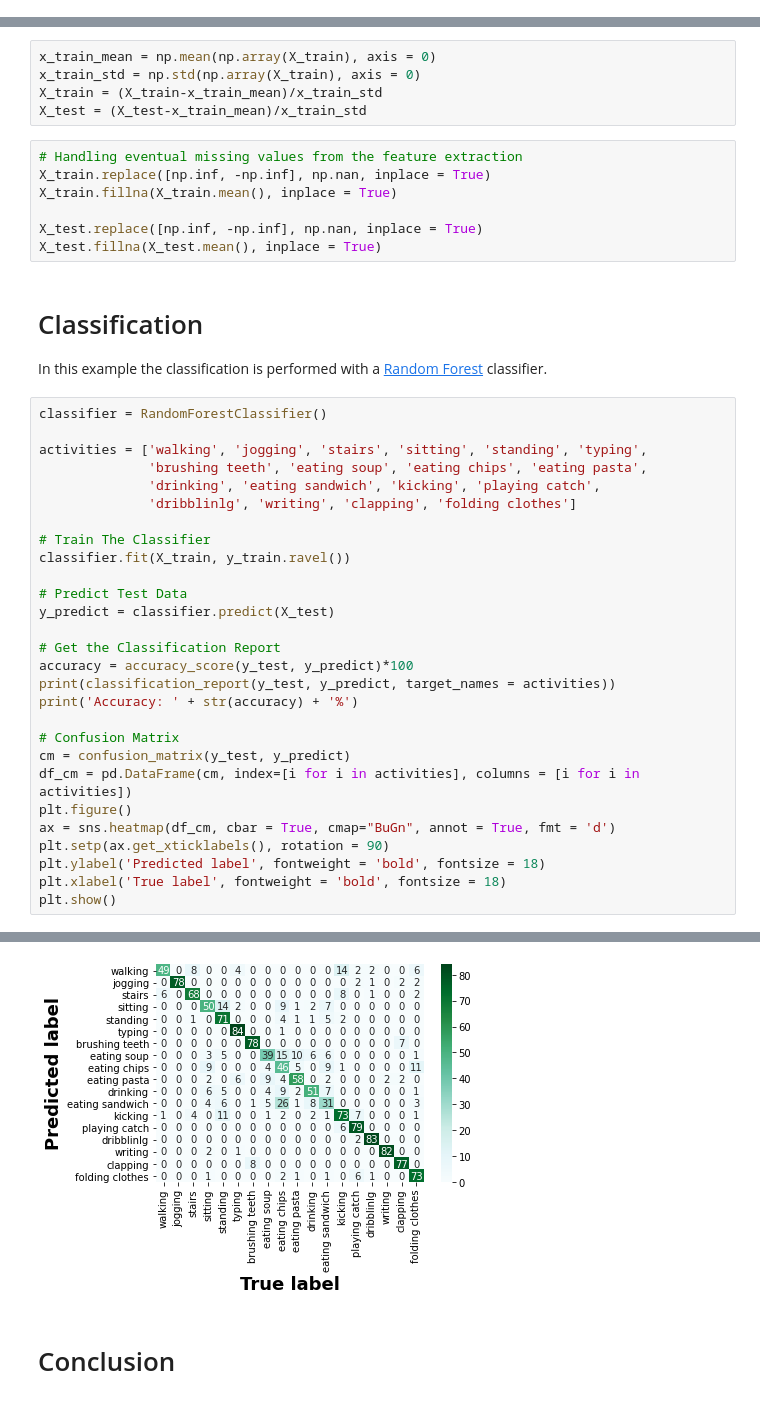
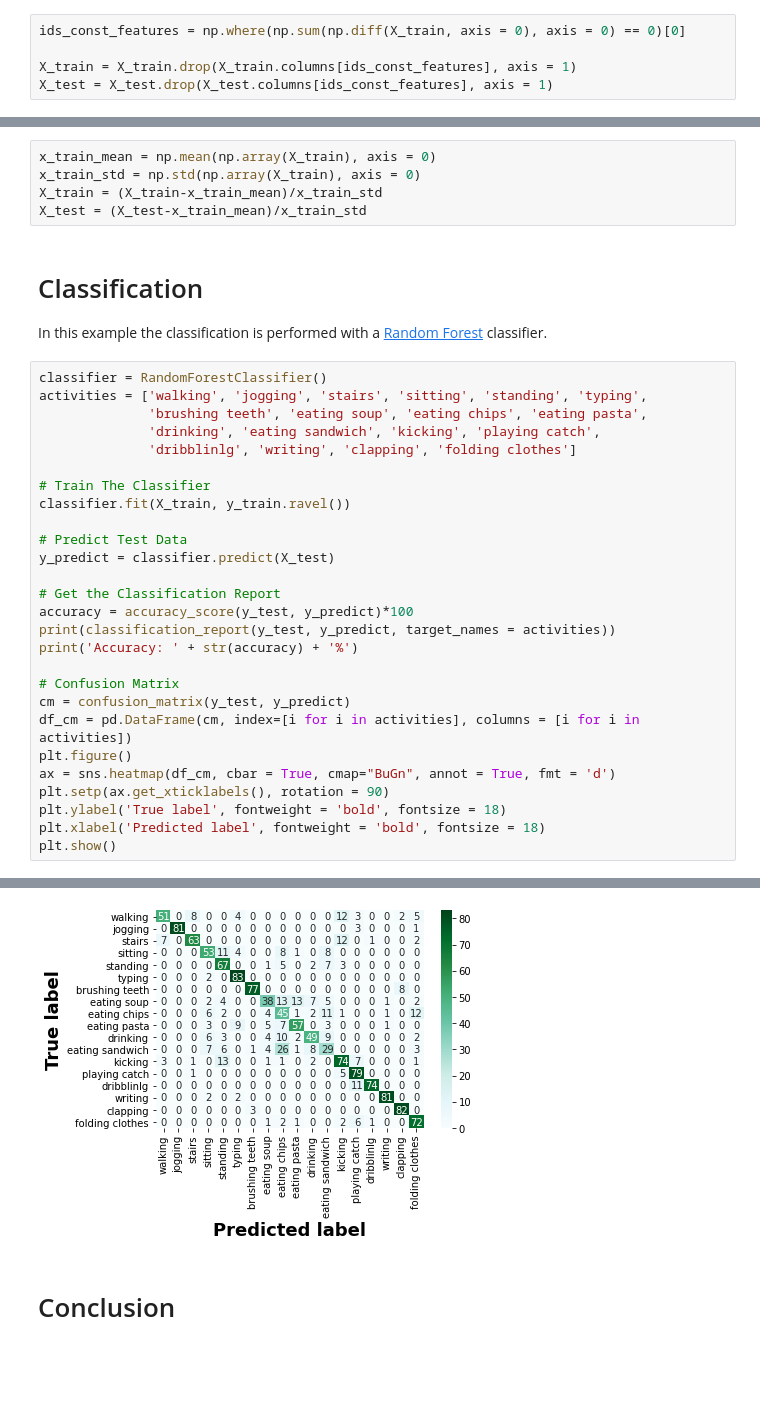
Before and after one commit to fraunhoferportugal/tsfel, a Jupyter notebook: notebooks/TSFEL_SMARTWATCH_HAR_Example.ipynb, the cells around one changed output, grey strips where cells are left out. Drawn from its saved outputs; the diff is of its cells as text; blank space fills up the shorter version.

Commit message:
Remove constant features in all notebooks; Allow tsfel to receive as input header_names

```diff
--- a/notebooks/TSFEL_SMARTWATCH_HAR_Example.ipynb
+++ b/notebooks/TSFEL_SMARTWATCH_HAR_Example.ipynb
@@ -260,2 +274,7 @@ Highly correlated features: accx_Autocorrelation; accy_Autocorrelation; accz_Aut
+# %%
+ids_const_features = np.where(np.sum(np.diff(X_train, axis = 0), axis = 0) == 0)[0]
+
+X_train = X_train.drop(X_train.columns[ids_const_features], axis = 1)
+X_test = X_test.drop(X_test.columns[ids_const_features], axis = 1)
 # %% [markdown]
 # Features Normalization
@@ -264,20 +293,12 @@ x_train_mean = np.mean(np.array(X_train), axis = 0)
 x_train_std = np.std(np.array(X_train), axis = 0)
 X_train = (X_train-x_train_mean)/x_train_std
 X_test = (X_test-x_train_mean)/x_train_std
-# %%
-# Handling eventual missing values from the feature extraction
-X_train.replace([np.inf, -np.inf], np.nan, inplace = True)
-X_train.fillna(X_train.mean(), inplace = True)
-
-X_test.replace([np.inf, -np.inf], np.nan, inplace = True)
-X_test.fillna(X_test.mean(), inplace = True)
 # %% [markdown]
 # Classification
 
 In this example the classification is performed with a [Random Forest](https://scikit-learn.org/stable/modules/generated/sklearn.ensemble.RandomForestClassifier.html) classifier.
 # %%
 classifier = RandomForestClassifier()
-
 activities = ['walking', 'jogging', 'stairs', 'sitting', 'standing', 'typing',
               'brushing teeth', 'eating soup', 'eating chips', 'eating pasta',
               'drinking', 'eating sandwich', 'kicking', 'playing catch',
@@ -300,8 +321,8 @@ df_cm = pd.DataFrame(cm, index=[i for i in activities], columns = [i for i in ac
 plt.figure()
 ax = sns.heatmap(df_cm, cbar = True, cmap="BuGn", annot = True, fmt = 'd')
 plt.setp(ax.get_xticklabels(), rotation = 90)
-plt.ylabel('Predicted label', fontweight = 'bold', fontsize = 18)
-plt.xlabel('True label', fontweight = 'bold', fontsize = 18)
+plt.ylabel('True label', fontweight = 'bold', fontsize = 18)
+plt.xlabel('Predicted label', fontweight = 'bold', fontsize = 18)
 plt.show()
 # %% [output]
                  precision    recall  f1-score   support
@@ -324,4 +345,4 @@ Accuracy: 75.5813953488372%
-[figure, old version]
+[figure, new version]
 # %% [markdown]
 # Conclusion
 # %% [markdown]
```
Also changed, not shown: parts of 7 cells of this notebook, 3 other files.
